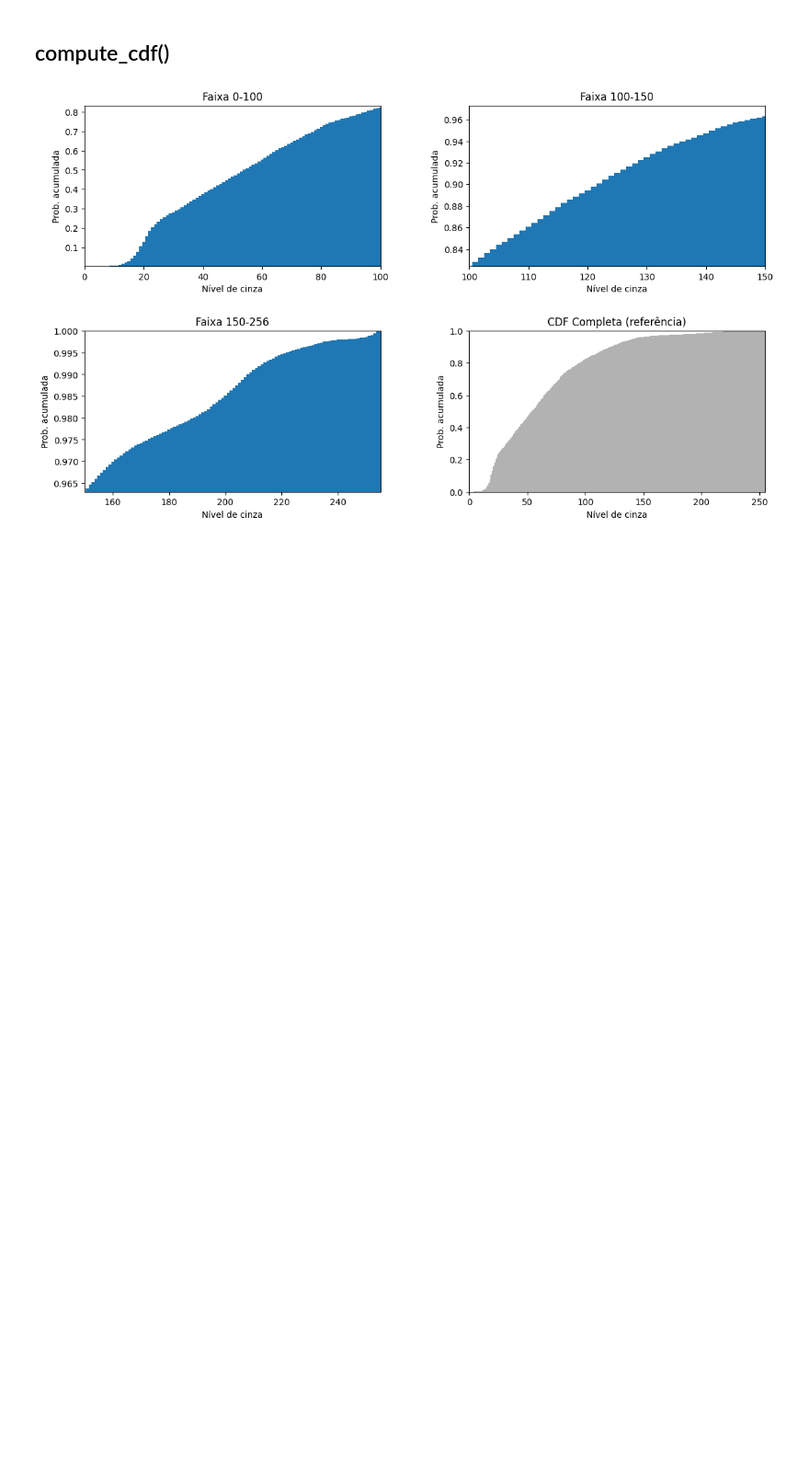
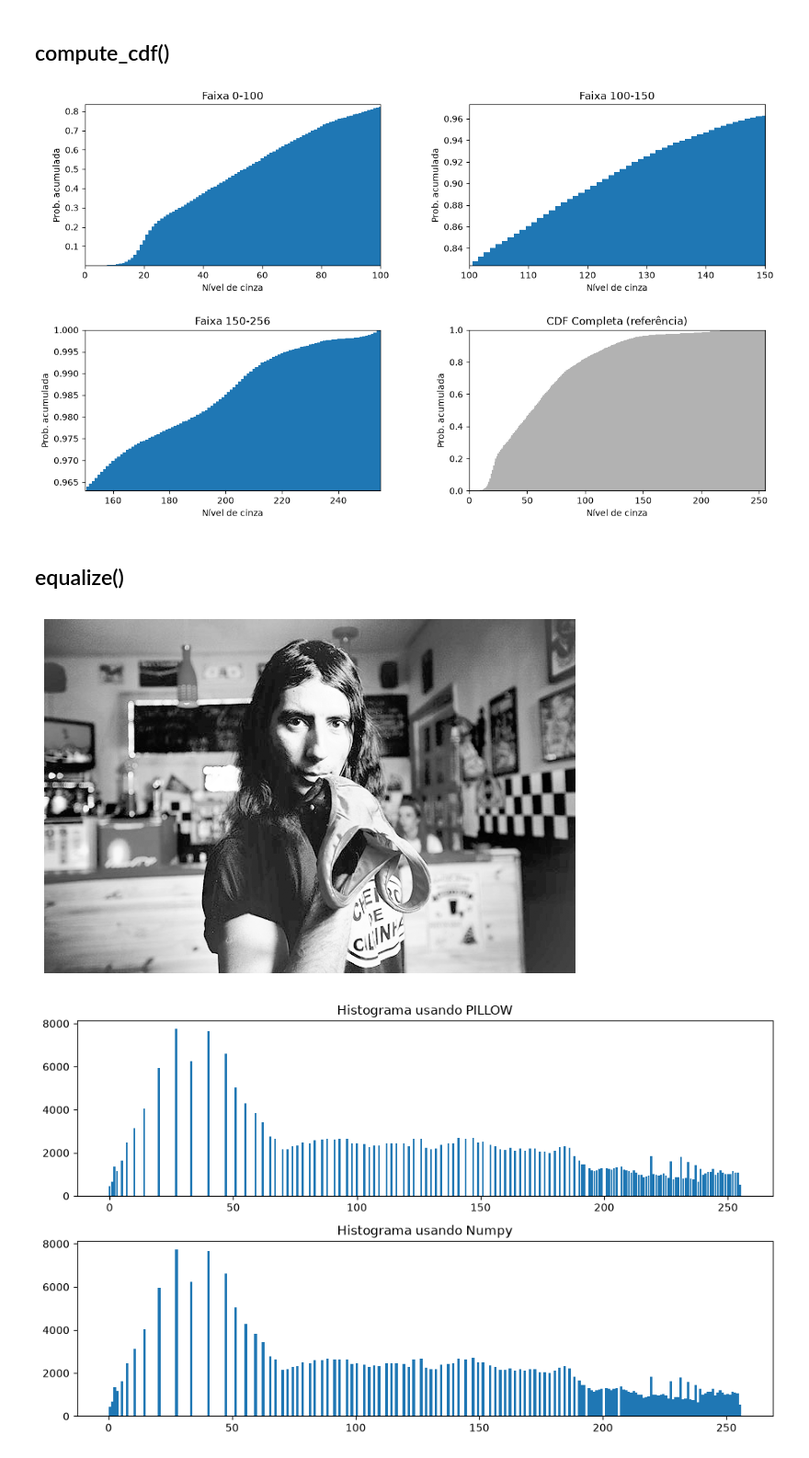
Before and after one commit to gabryelsouzz/projeto_pdi, a Jupyter notebook: notebooks/scratch.ipynb, the cells around one changed output. Shown at 92% size. Drawn from its saved outputs; the diff is of its cells as text; code cells hidden in the pictures; blank space fills up the shorter version.

Commit message:
feat: add equalize and match functions

```diff
--- a/notebooks/scratch.ipynb
+++ b/notebooks/scratch.ipynb
@@ -99,10 +97,13 @@ fig
 # %% [markdown]
 ## compute_cdf()
 # %%
-def compute_cdf(vector_image: NDArray[uint8]) -> tuple[Figure, NDArray[float64]]:
+def compute_cdf(vector_image: NDArray[uint8], plot: bool = True) -> tuple[Figure | None, NDArray[float64]]:
 
     pdf_values: NDArray[float64] = compute_pdf(vector_image)[1]
     cdf_values: NDArray[float64] = pdf_values.cumsum()
+
+    if not plot:
+        return (None, cdf_values)
 
     fig: Figure = Figure(figsize=(14, 8))
 
@@ -150,3 +151,30 @@ fig, cdf_values = compute_cdf(arr)
 fig
 # %% [output]
 [figure]
+# %% [markdown]
+## equalize()
+# %%
+def equalize(img: IMG) -> tuple[IMG, NDArray[uint8]]:
+
+    _, cdf_values = compute_cdf(arr, plot=False)
+
+    lut_equalized: Final[list[int]] = np.round(cdf_values * 255).astype(np.uint8)
+    arr_equalized: NDArray[uint8] = lut_equalized[arr]
+    img_equalized: IMG = Image.fromarray(arr_equalized, mode='L')
+
+    return (img_equalized, arr_equalized)
+
+img_equalized, arr_equalized = equalize(img)
+
+fig: Figure = Figure(figsize=(10, 5))
+ax = fig.add_subplot(1, 1, 1)
+ax.imshow(arr_equalized, cmap='gray', vmin=0, vmax=255)
+ax.axis('off')
+
+hist_equalized, _ = get_histogram(img_equalized)
+
+display (fig)
+display (hist_equalized)
+# %% [output]
+[figure, added]
+[figure, added]
```
Also changed, not shown: parts of 4 cells of this notebook, 4 other files.
